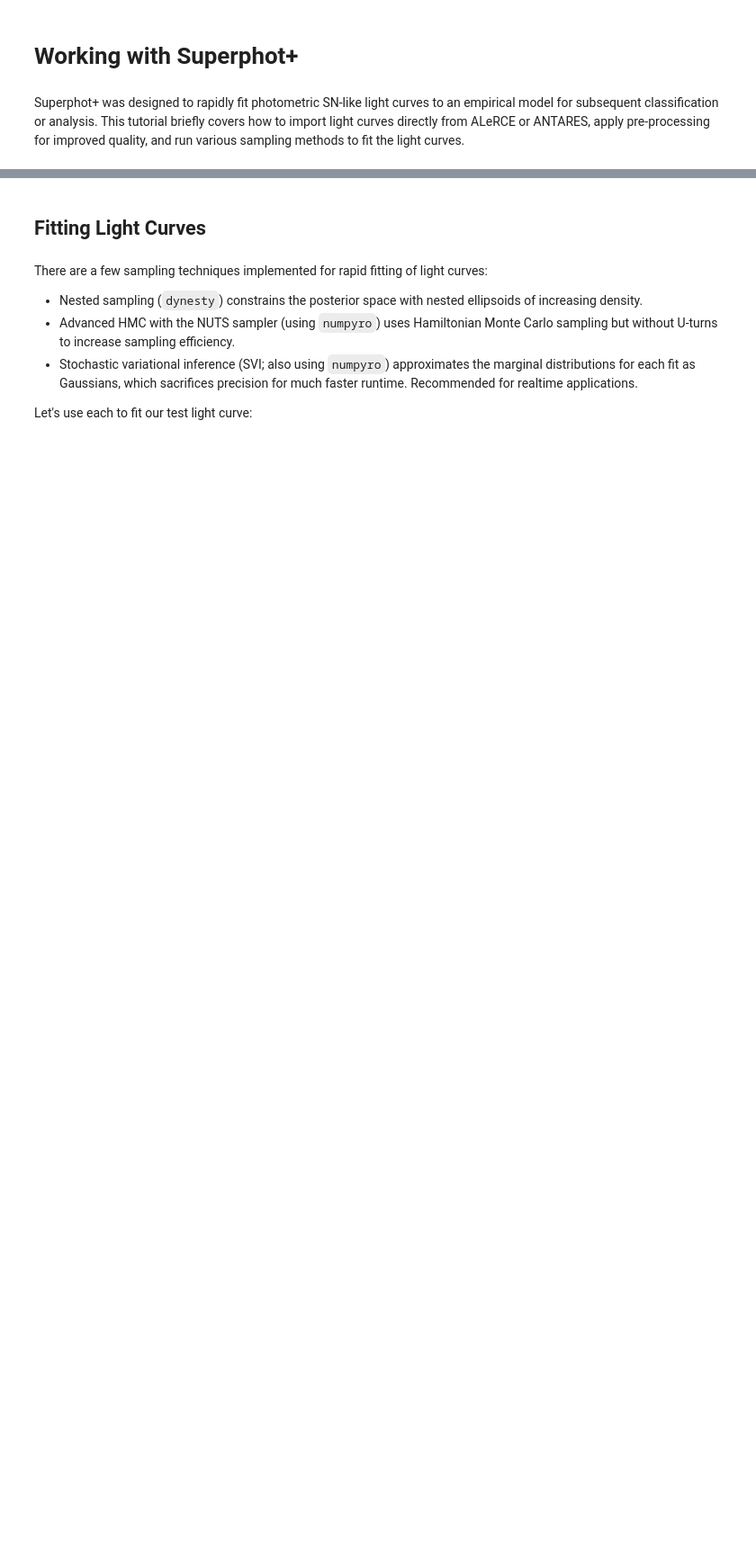
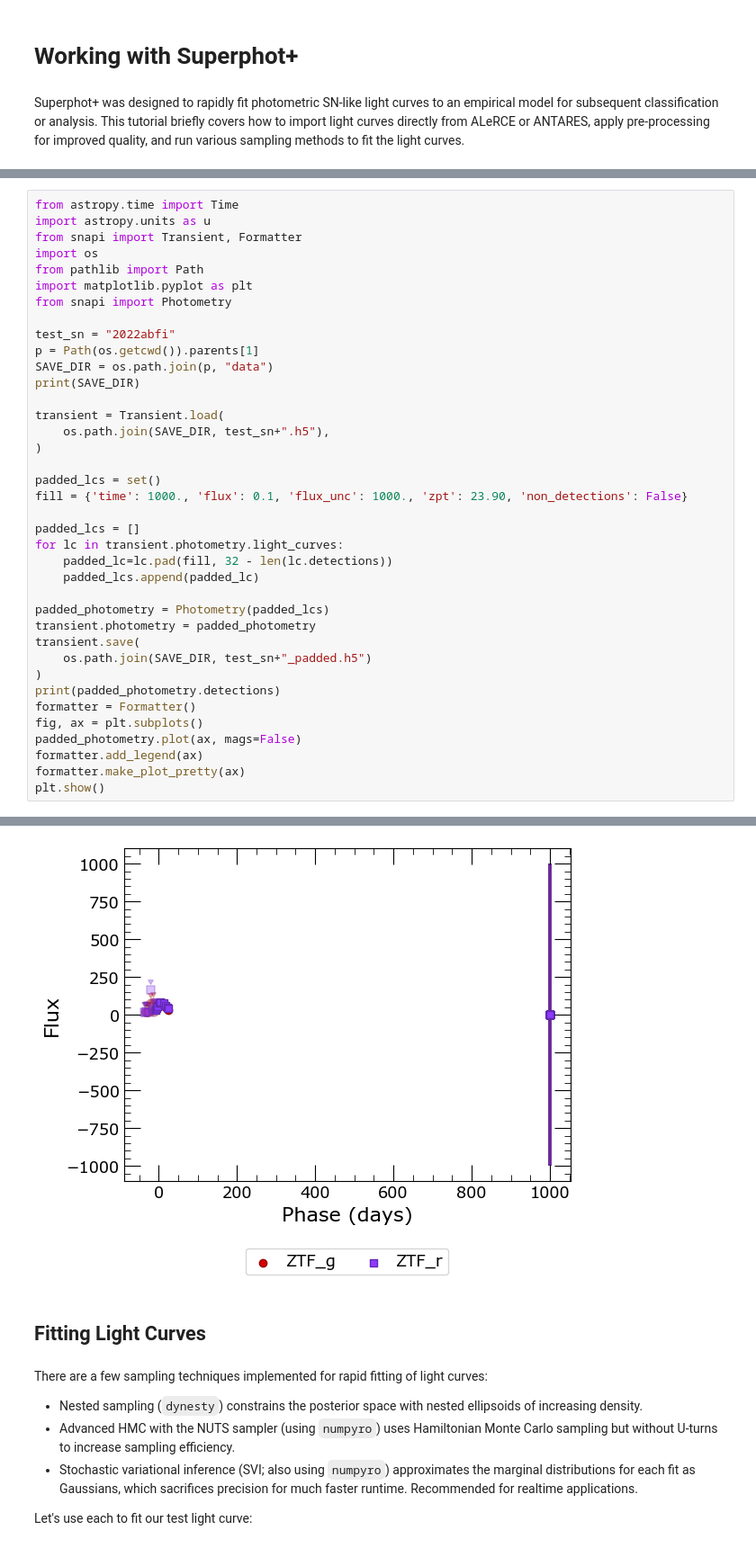
Before and after one commit to VTDA-Group/superphot-plus, a Jupyter notebook: docs/notebooks/tutorial.ipynb, the cells around one changed output, grey strips where cells are left out. Shown: that part at 90% size. Cells and saved outputs as stored; diff of their text form; blank space fills up the shorter version.

```diff
--- a/docs/notebooks/tutorial.ipynb
+++ b/docs/notebooks/tutorial.ipynb
@@ -80,0 +103,39 @@ lc.save_to_file(
+# %%
+from astropy.time import Time
+import astropy.units as u
+from snapi import Transient, Formatter
+import os
+from pathlib import Path
+import matplotlib.pyplot as plt
+from snapi import Photometry
+
+test_sn = "2022abfi"
+p = Path(os.getcwd()).parents[1]
+SAVE_DIR = os.path.join(p, "data")
+print(SAVE_DIR)
+
+transient = Transient.load(
+    os.path.join(SAVE_DIR, test_sn+".h5"),
+)
+
+padded_lcs = set()
+fill = {'time': 1000., 'flux': 0.1, 'flux_unc': 1000., 'zpt': 23.90, 'non_detections': False}
+
+padded_lcs = []
+for lc in transient.photometry.light_curves:
+    padded_lc=lc.pad(fill, 32 - len(lc.detections))
+    padded_lcs.append(padded_lc)
+
+padded_photometry = Photometry(padded_lcs)
+transient.photometry = padded_photometry
+transient.save(
+    os.path.join(SAVE_DIR, test_sn+"_padded.h5")
+)
+print(padded_photometry.detections)
+formatter = Formatter()
+fig, ax = plt.subplots()
+padded_photometry.plot(ax, mags=False)
+formatter.add_legend(ax)
+formatter.make_plot_pretty(ax)
+plt.show()
+# %% [output]
@@ -81,3 +159,4 @@ lc.save_to_file(
+[figure, added]
 # %% [markdown]
 ## Fitting Light Curves
 # %% [markdown]
```
Also changed, not shown: parts of 28 cells of this notebook, 17 other files.
